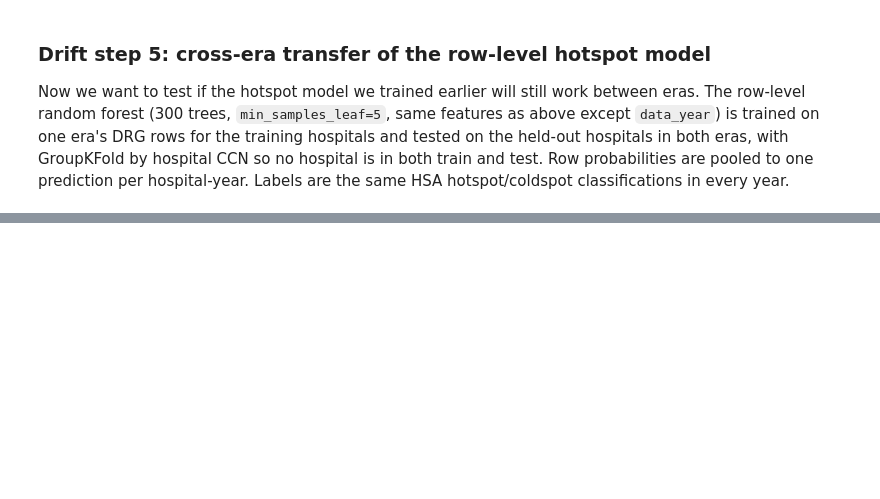
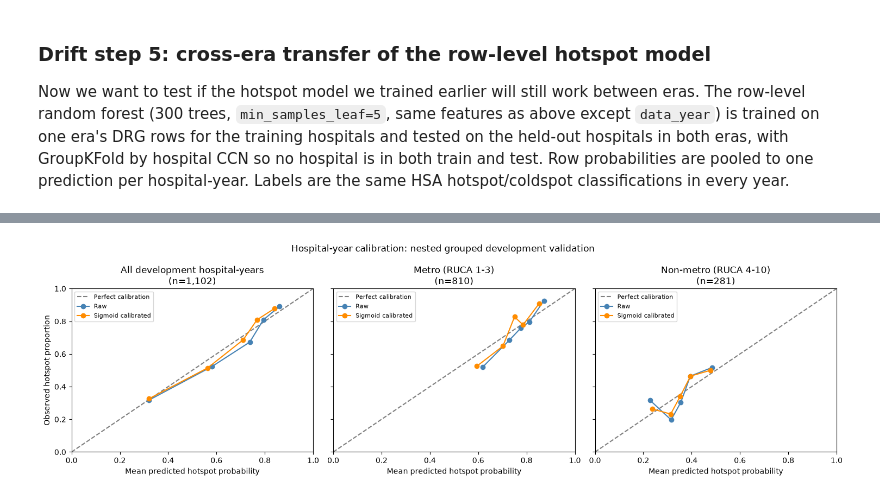
Before and after one commit to ellabellae/AIAdoptionHospitals, a Jupyter notebook: model.ipynb, the cells around one changed output, grey strips where cells are left out. Saved outputs shown, nothing was run; the diff lists cells and outputs as text; code cells hidden in the pictures; blank space fills up the shorter version.

Commit message:
add probability calibration results

```diff
--- a/model.ipynb
+++ b/model.ipynb
@@ -1148,0 +1188,90 @@ test Era B | train Era A (transfer)  0.759 ± 0.006     0.652 ± 0.009  0.768 ±
+# %%
+# Nested, hospital-grouped evaluation of calibration at the hospital-year level.
+from sklearn.base import clone
+from sklearn.model_selection import GroupKFold
+from sklearn.linear_model import LogisticRegression
+from sklearn.calibration import calibration_curve
+from sklearn.metrics import brier_score_loss, log_loss, roc_auc_score, balanced_accuracy_score
+
+cal_dev = dev.reset_index(drop=True).copy()
+cal_keys = ["Rndrng_Prvdr_CCN", "data_year"]
+
+def calibration_pool(rows, probabilities):
+    frame = rows[cal_keys + ["ai_class", "ruca_primary"]].copy()
+    frame["p_raw"] = probabilities
+    return frame.groupby(cal_keys).agg(
+        ai_class=("ai_class", "first"), ruca_primary=("ruca_primary", "first"),
+        p_raw=("p_raw", "mean")
+    ).reset_index()
+
+def calibration_logit(probabilities):
+    p = np.clip(np.asarray(probabilities, dtype=float), 1e-6, 1 - 1e-6)
+    return np.log(p / (1 - p)).reshape(-1, 1)
+
+calibration_parts = []
+outer_cv = GroupKFold(n_splits=5)
+for outer_fold, (fit_idx, eval_idx) in enumerate(outer_cv.split(
+        cal_dev, cal_dev["ai_class"], groups=cal_dev["Rndrng_Prvdr_CCN"]), start=1):
+    fit_rows = cal_dev.iloc[fit_idx].reset_index(drop=True)
+    eval_rows = cal_dev.iloc[eval_idx]
+    inner_probabilities = np.full(len(fit_rows), np.nan)
+    # Every calibration target is paired with a probability from a forest
+    # that never saw that hospital. Outer evaluation hospitals are absent throughout.
+    for inner_fit, inner_val in GroupKFold(n_splits=3).split(
+            fit_rows, fit_rows["ai_class"], groups=fit_rows["Rndrng_Prvdr_CCN"]):
+        inner_model = clone(row_model).fit(
+            fit_rows.iloc[inner_fit][ROW_FEATURES],
+            fit_rows.iloc[inner_fit]["ai_class"].astype(int))
+        inner_probabilities[inner_val] = inner_model.predict_proba(
+            fit_rows.iloc[inner_val][ROW_FEATURES])[:, 1]
+    calibration_train = calibration_pool(fit_rows, inner_probabilities)
+    # Logistic regression on log-odds gives a sigmoid calibration mapping.
+    sigmoid = LogisticRegression(C=1e6, solver="lbfgs", max_iter=1000)
+    sigmoid.fit(calibration_logit(calibration_train["p_raw"]),
+                calibration_train["ai_class"].astype(int))
+    outer_model = clone(row_model).fit(fit_rows[ROW_FEATURES], fit_rows["ai_class"].astype(int))
+    evaluation = calibration_pool(eval_rows, outer_model.predict_proba(eval_rows[ROW_FEATURES])[:, 1])
+    evaluation["p_calibrated"] = sigmoid.predict_proba(calibration_logit(evaluation["p_raw"]))[:, 1]
+    evaluation["fold"] = outer_fold
+    calibration_parts.append(evaluation)
+    print(f"Calibration fold {outer_fold}/5 complete", flush=True)
+
+calibration_oof = pd.concat(calibration_parts, ignore_index=True)
+calibration_groups = {
+    "All development hospital-years": np.ones(len(calibration_oof), dtype=bool),
+    "Metro (RUCA 1-3)": calibration_oof["ruca_primary"].between(1, 3),
+    "Non-metro (RUCA 4-10)": calibration_oof["ruca_primary"].between(4, 10),
+}
+calibration_metrics = []
+fig, axes = plt.subplots(1, 3, figsize=(15, 4.5), sharex=True, sharey=True)
+for ax, (group_name, mask) in zip(axes, calibration_groups.items()):
+    part = calibration_oof.loc[mask]
+    ax.plot([0, 1], [0, 1], "--", color="gray", label="Perfect calibration")
+    for label, column, color in [("Raw", "p_raw", "steelblue"),
+                                  ("Sigmoid calibrated", "p_calibrated", "darkorange")]:
+        if part.empty:
+            continue
+        y, probabilities = part["ai_class"].astype(int), part[column]
+        observed, predicted = calibration_curve(y, probabilities, n_bins=5, strategy="quantile")
+        ax.plot(predicted, observed, "o-", color=color, label=label)
+        calibration_metrics.append({
+            "group": group_name, "method": label, "hospital_years": len(part),
+            "brier": brier_score_loss(y, probabilities),
+            "log_loss": log_loss(y, probabilities, labels=[0, 1]),
+            "roc_auc": roc_auc_score(y, probabilities) if y.nunique() == 2 else np.nan,
+            "balanced_accuracy_at_0.5": balanced_accuracy_score(y, probabilities >= 0.5)
+                if y.nunique() == 2 else np.nan,
+        })
+    ax.set(title=f"{group_name}\n(n={len(part):,})", xlabel="Mean predicted hotspot probability",
+           xlim=(0, 1), ylim=(0, 1))
+    ax.legend(fontsize=8)
+axes[0].set_ylabel("Observed hotspot proportion")
+fig.suptitle("Hospital-year calibration: nested grouped development validation")
+plt.tight_layout()
+plt.show()
+calibration_summary = pd.DataFrame(calibration_metrics).set_index(["group", "method"])
+print(calibration_summary.round(4).to_string())
+print("\nLower Brier score and log loss are better; curves closer to the diagonal indicate better calibration.")
+print("Subgroup counts exclude missing/out-of-range RUCA; the overall results include them.")
+print("Repeated years from the same hospital are correlated; these are descriptive pooled metrics, not independent-sample uncertainty estimates.")
+# %% [output]
@@ -1148,0 +1283 @@ test Era B | train Era A (transfer)  0.759 ± 0.006     0.652 ± 0.009  0.768 ±
+[figure, added]
```
Also changed, not shown: parts of 16 cells of this notebook.
